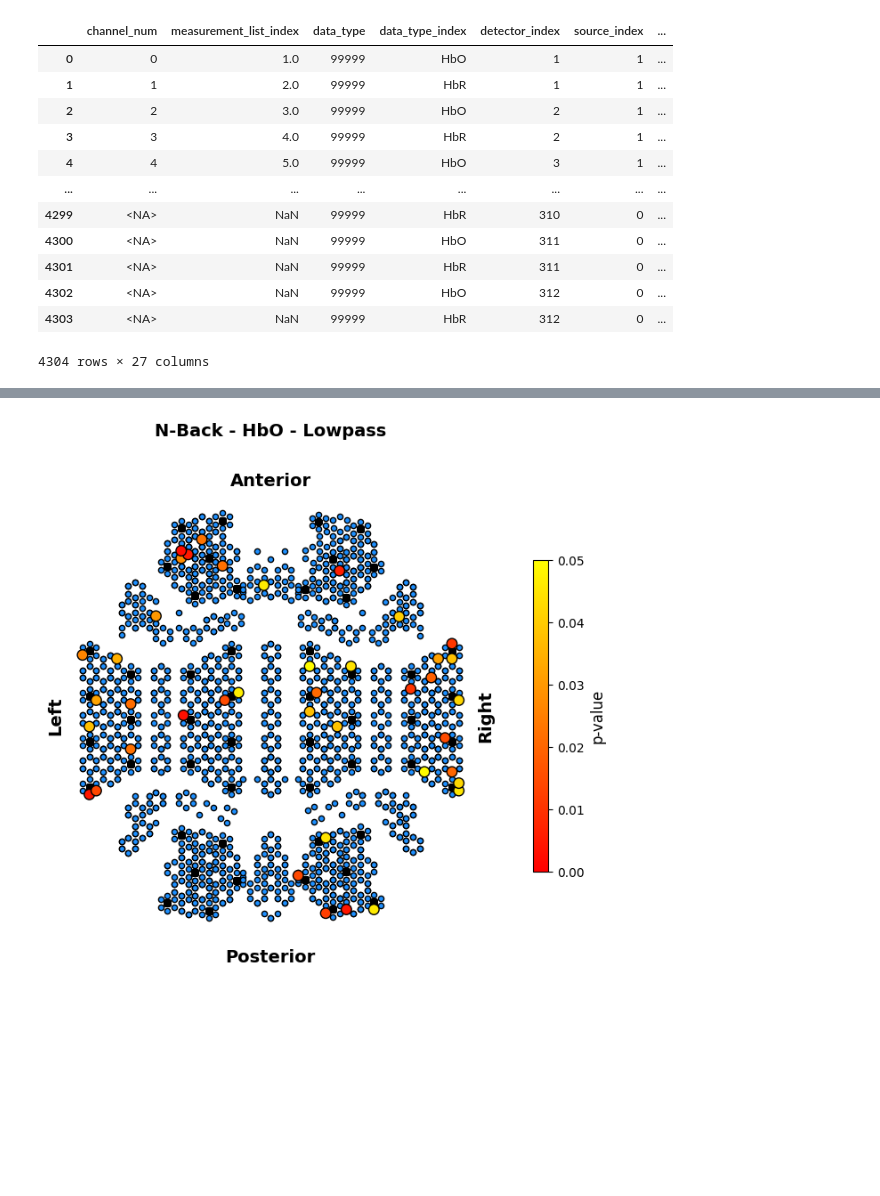
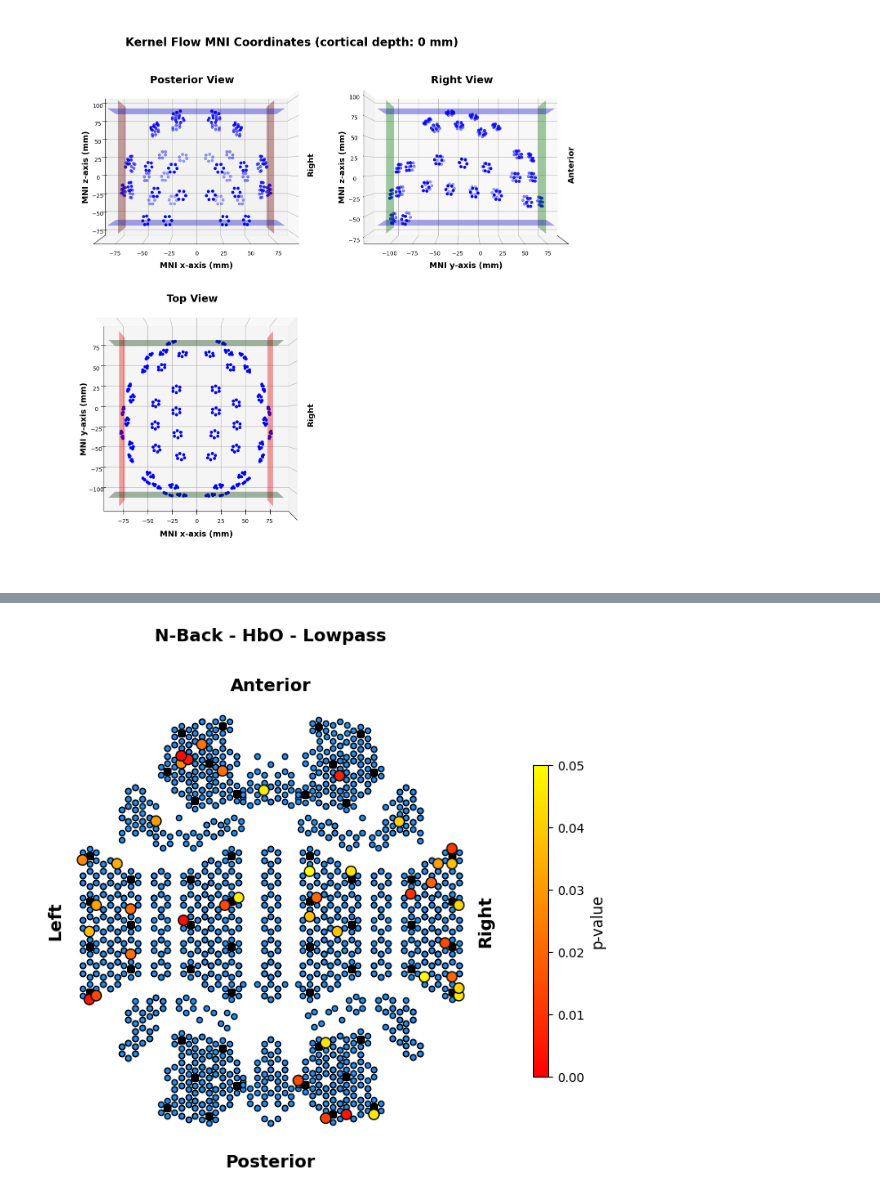
Before and after one commit to AyazLab/KernelFlow_Analysis, a Jupyter notebook: flow_analysis.ipynb, the cells around one changed output, grey strips where cells are left out. Cells and saved outputs as stored; diff of their text form; code cells hidden in the pictures; blank space fills up the shorter version.

Commit message:
Add function to show Kernel Flow MNI coordinate alignment in MRIcron format

```diff
--- a/flow_analysis.ipynb
+++ b/flow_analysis.ipynb
@@ -4105,21 +4315,9 @@ class Flow_Results:
-# %%
-par = Participant_Flow()
-flow = Participant_Flow().flow
-flow.load_flow_atlas(inter_module_only=False)
-# %% [output]
-|  | channel_num | measurement_list_index | data_type | data_type_index | detector_index | source_index | ... |
-| 0 | 0 | 1.0 | 99999 | HbO | 1 | 1 | ... |
-| 1 | 1 | 2.0 | 99999 | HbR | 1 | 1 | ... |
-| 2 | 2 | 3.0 | 99999 | HbO | 2 | 1 | ... |
-| 3 | 3 | 4.0 | 99999 | HbR | 2 | 1 | ... |
-| 4 | 4 | 5.0 | 99999 | HbO | 3 | 1 | ... |
-| ... | ... | ... | ... | ... | ... | ... | ... |
-| 4299 | <NA> | NaN | 99999 | HbR | 310 | 0 | ... |
-| 4300 | <NA> | NaN | 99999 | HbO | 311 | 0 | ... |
-| 4301 | <NA> | NaN | 99999 | HbR | 311 | 0 | ... |
-| 4302 | <NA> | NaN | 99999 | HbO | 312 | 0 | ... |
-| 4303 | <NA> | NaN | 99999 | HbR | 312 | 0 | ... |
-4304 rows × 27 columns
+# %%
+par = Participant_Flow()
+FC = Flow_Coordinates(par.flow.create_source_detector_df("3D", add_missing=True, midpoint_only=True))
+FC.plot_coordinates_MRIcron_style("MNI", 0)
+# %% [output]
+[figure, added]
 # %%
 FR = Flow_Results()
 flow = Participant_Flow().flow
```
Also changed, not shown: parts of 3 cells of this notebook, 1 other file.
